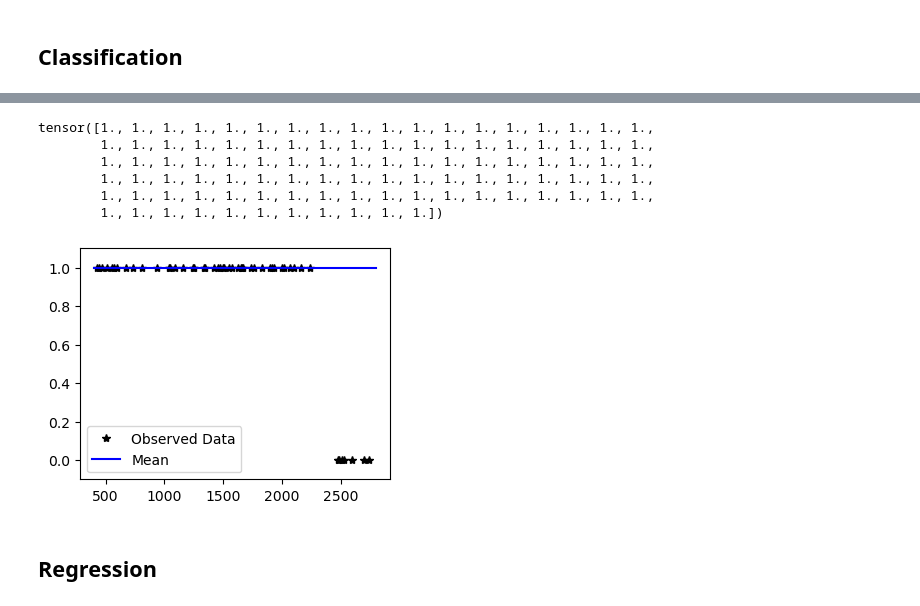
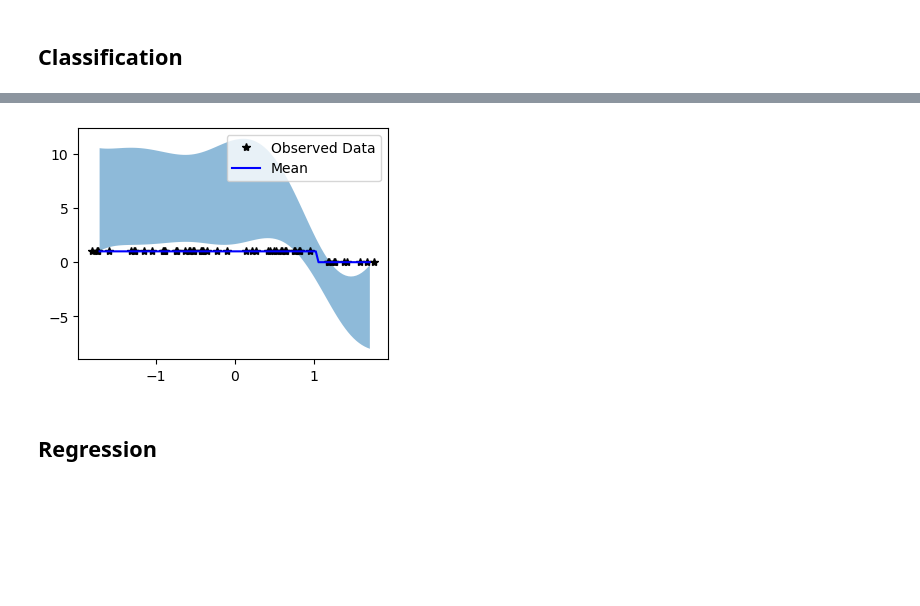
Before and after one commit to parikshitbajpai/wolverine, a Jupyter notebook: examples/GPyTorch/MoRu.ipynb, the cells around one changed output, grey strips where cells are left out. Saved outputs shown, nothing was run; the diff lists cells and outputs as text; code cells hidden in the pictures; blank space fills up the shorter version.

Commit message:
Working MoRu GP model

```diff
--- a/examples/GPyTorch/MoRu.ipynb
+++ b/examples/GPyTorch/MoRu.ipynb
@@ -61,8 +61,16 @@ indices = np.sort(rng.choice(len(data), size=n_train, replace=False))
 
 for i in range(n_train):
     train_x[i] = temperature[indices[i]]
-    train_y[i] = np.ceil(BCCN[indices[i]])
+    train_y[i] = BCCN[indices[i]]
+    # train_y[i] = ((BCCN[indices[i]]) > 0.0).astype(float)
 
+# plt.plot(train_x, train_y, '*')
+# plt.show()
+
+X_mean = train_x.mean(0)
+X_std = train_x.std(0)
+
+train_x = (train_x - X_mean)/X_std
 plt.plot(train_x, train_y, '*')
 plt.show()
 # %% [output]
@@ -142,32 +150,29 @@ Iter 100/100 - Loss: 0.403
 # %%
 # Go into eval mode
 model.eval()
 likelihood.eval()
 
 with torch.no_grad():
     # Test x are regularly spaced by 0.01 0,1 inclusive
     test_x = torch.linspace(400, 2800, 101)
+    test_x = (test_x - test_x.mean(0)) / test_x.std(0)
     # Get classification predictions
-    observed_pred = likelihood(model(test_x))
-    print(observed_pred.mean.ge(0.1).float())
+    test_y = model(test_x)
+    observed_pred = likelihood(test_y)
+    upper, lower = test_y.confidence_region()
 
     # Initialize fig and axes for plot
     f, ax = plt.subplots(1, 1, figsize=(4, 3))
     ax.plot(train_x.numpy(), train_y.numpy(), 'k*')
     # Get the predicted labels (probabilites of belonging to the positive class)
     # Transform these probabilities to be 0/1 labels
     pred_labels = observed_pred.mean.ge(0.5).float()
     ax.plot(test_x.numpy(), pred_labels.numpy(), 'b')
-    ax.set_ylim([-0.1, 1.1])
+    ax.fill_between(test_x.numpy(), lower.numpy(), upper.numpy(), alpha=0.5)
+    # ax.set_ylim([-0.1, 1.1])
     ax.legend(['Observed Data', 'Mean'])
 # %% [output]
-tensor([1., 1., 1., 1., 1., 1., 1., 1., 1., 1., 1., 1., 1., 1., 1., 1., 1., 1.,
-        1., 1., 1., 1., 1., 1., 1., 1., 1., 1., 1., 1., 1., 1., 1., 1., 1., 1.,
-        1., 1., 1., 1., 1., 1., 1., 1., 1., 1., 1., 1., 1., 1., 1., 1., 1., 1.,
-        1., 1., 1., 1., 1., 1., 1., 1., 1., 1., 1., 1., 1., 1., 1., 1., 1., 1.,
-        1., 1., 1., 1., 1., 1., 1., 1., 1., 1., 1., 1., 1., 1., 1., 1., 1., 1.,
-        1., 1., 1., 1., 1., 1., 1., 1., 1., 1., 1.])
-[figure, old version]
+[figure, new version]
 # %% [markdown]
 ## Regression
 # %%
```
Also changed, not shown: parts of 5 cells of this notebook.
